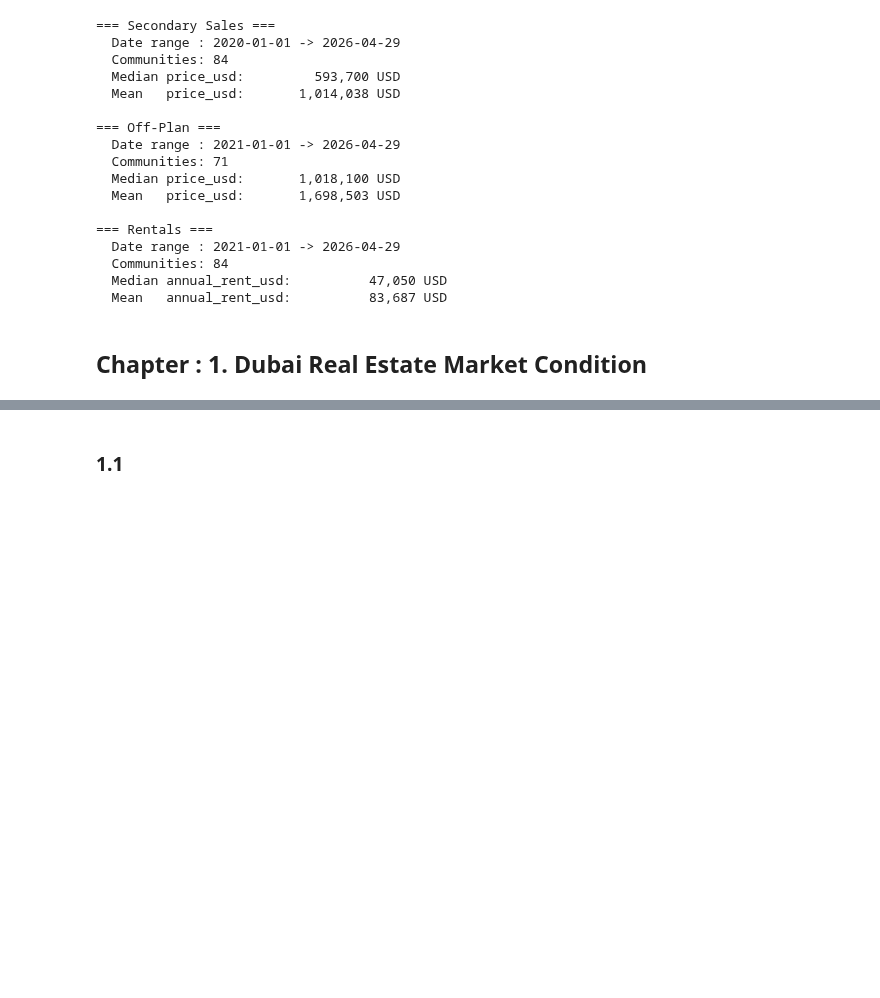
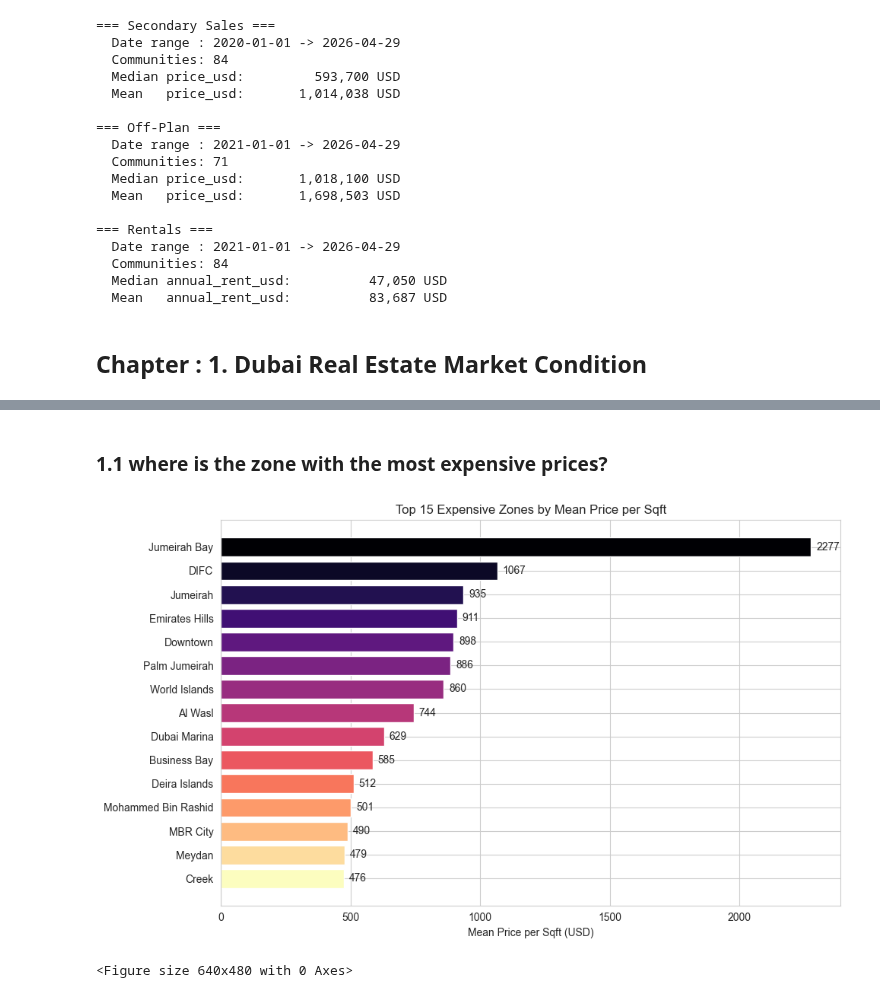
Before and after one commit to fathirrizkifadillah/Dubai-Real-Estate-2020---2026-, a Jupyter notebook: main.ipynb, the cells around one changed output, grey strips where cells are left out. Drawn from its saved outputs; the diff is of its cells as text; code cells hidden in the pictures; blank space fills up the shorter version.

Commit message:
Add new plot | Top 15 Expensive Zones

```diff
--- a/main.ipynb
+++ b/main.ipynb
@@ -135,3 +135,10 @@ segment_stats(rentals,   'annual_rent_usd', 'Rentals')
   Mean   annual_rent_usd:          83,687 USD
 # %% [markdown]
 ## Chapter : 1. Dubai Real Estate Market Condition
+# %%
+zone_stats = secondary.groupby('zone').agg(
+    mean_price_per_sqft = ('price_per_sqft_usd', 'mean'),
+    n_listings = ('id', 'count')
+).sort_values('mean_price_per_sqft', ascending=False).reset_index()
+
+zone_stats.head(15)
@@ -138,2 +162,27 @@ segment_stats(rentals,   'annual_rent_usd', 'Rentals')
 # %% [markdown]
-### 1.1
+### 1.1 where is the zone with the most expensive prices?
+# %%
+colors = plt.cm.magma(np.linspace(0, 1, len(zone_stats.head(15))))
+
+top15 = zone_stats.head(15)
+
+plt.figure(figsize=(10, 6))
+barh =plt.barh(
+    y=top15['zone'],
+    width=top15['mean_price_per_sqft'],
+    color=colors
+)
+
+plt.title('Top 15 Expensive Zones by Mean Price per Sqft')
+plt.xlabel('Mean Price per Sqft (USD)')
+plt.bar_label(barh, fmt='%.0f', padding=5)
+plt.gca().invert_yaxis()
+plt.tight_layout()
+plt.show()
+
+os.makedirs('plots', exist_ok=True)
+file_path = os.path.join('plots', 'top15_zones_price_per_sqft.png')
+plt.savefig(file_path, dpi=300, bbox_inches='tight', facecolor='white')
+# %% [output]
+[figure, added]
+<Figure size 640x480 with 0 Axes>
```
Also changed, not shown: parts of 1 cell of this notebook, 1 other file.
